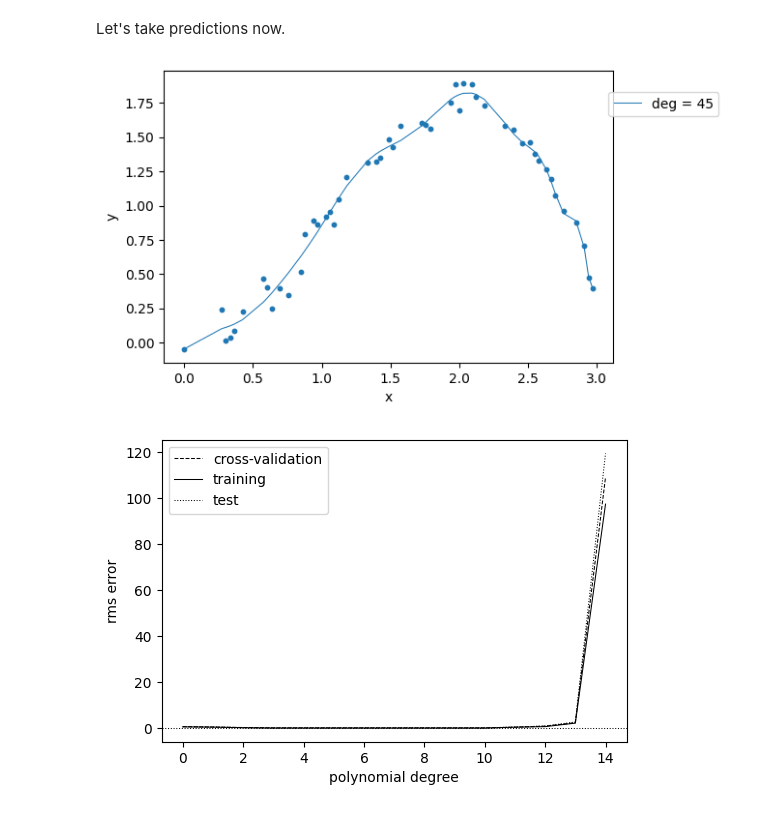
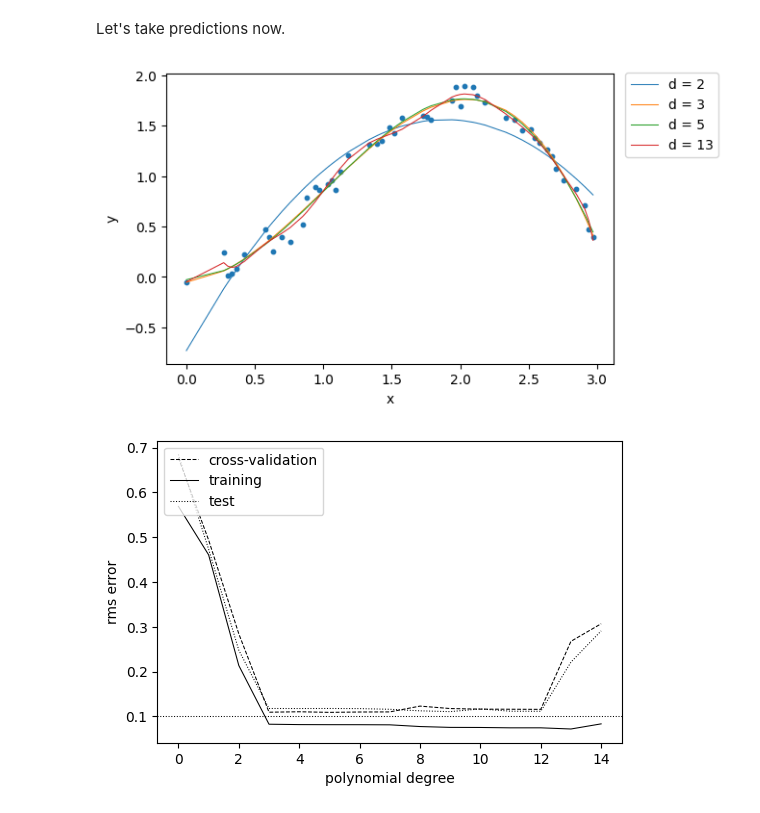
Before and after one commit to xxtofff/App_Physics_157, a Jupyter notebook: Lab Assignments/notebooks/A1 - Regression.ipynb, the cells around one changed output. Drawn from its saved outputs; the diff is of its cells as text; code cells hidden in the pictures.

```diff
--- a/Lab Assignments/notebooks/A1 - Regression.ipynb
+++ b/Lab Assignments/notebooks/A1 - Regression.ipynb
@@ -243,19 +243,19 @@ def pred_polyfit(x_array, coeff):
 # %% [markdown]
 Let's take predictions now.
 # %%
-for n in [45]: #to iterate for polynomial degrees 2, 3, 5, and 13, just for illustration
+for n in [2, 3, 5, 13]: #to iterate for polynomial degrees 2, 3, 5, and 13, just for illustration
     coeffs = coeff_polyfit(x_train, y_train, n)
     x_sort = np.sort(x_train)
     y = pred_polyfit(x_sort, coeffs)
-    plt.plot(x_sort, y, label = 'deg = '+str(n))
+    plt.plot(x_sort, y, label = 'd = '+str(n))
 
 plt.xlabel('x')
 plt.ylabel('y')
 plt.scatter(x_train, y_train, s=10) #impose the scatter plot for reference
-plt.legend(bbox_to_anchor=(1.25, 0.95), ncol=1)
+plt.legend(bbox_to_anchor=(1.25, 1.025), ncol=1)
 plt.show()
 # %% [output]
-[figure, old version]
+[figure, new version]
 # %%
 deg = [*range(15)]
 rms_man_cv = []
@@ -277,4 +277,4 @@ plt.axhline(y = 0.1, color = 'k', linestyle = ':')
 plt.legend(loc = 'upper left')
 plt.show()
 # %% [output]
-[figure, old version]
+[figure, new version]
```
Also changed, not shown: parts of 2 cells of this notebook, 2 other files.
